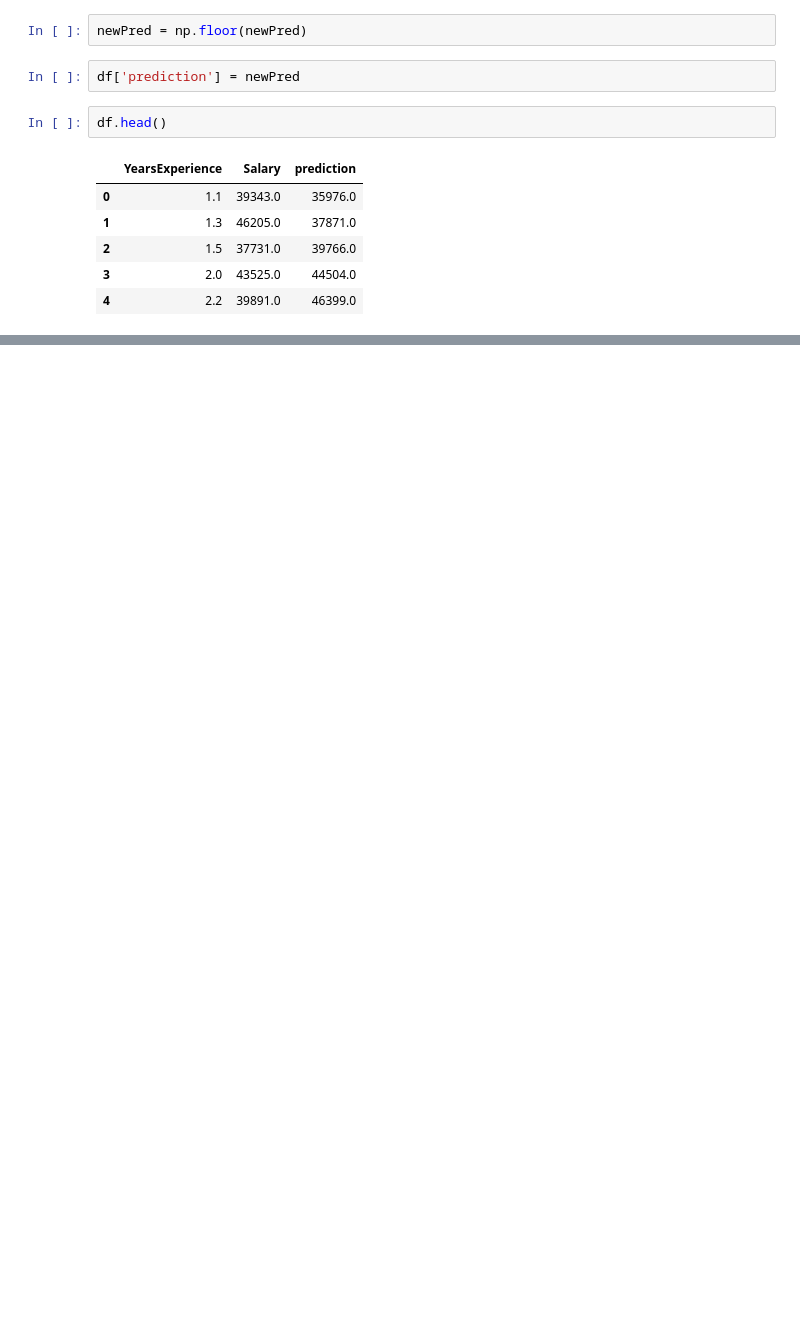
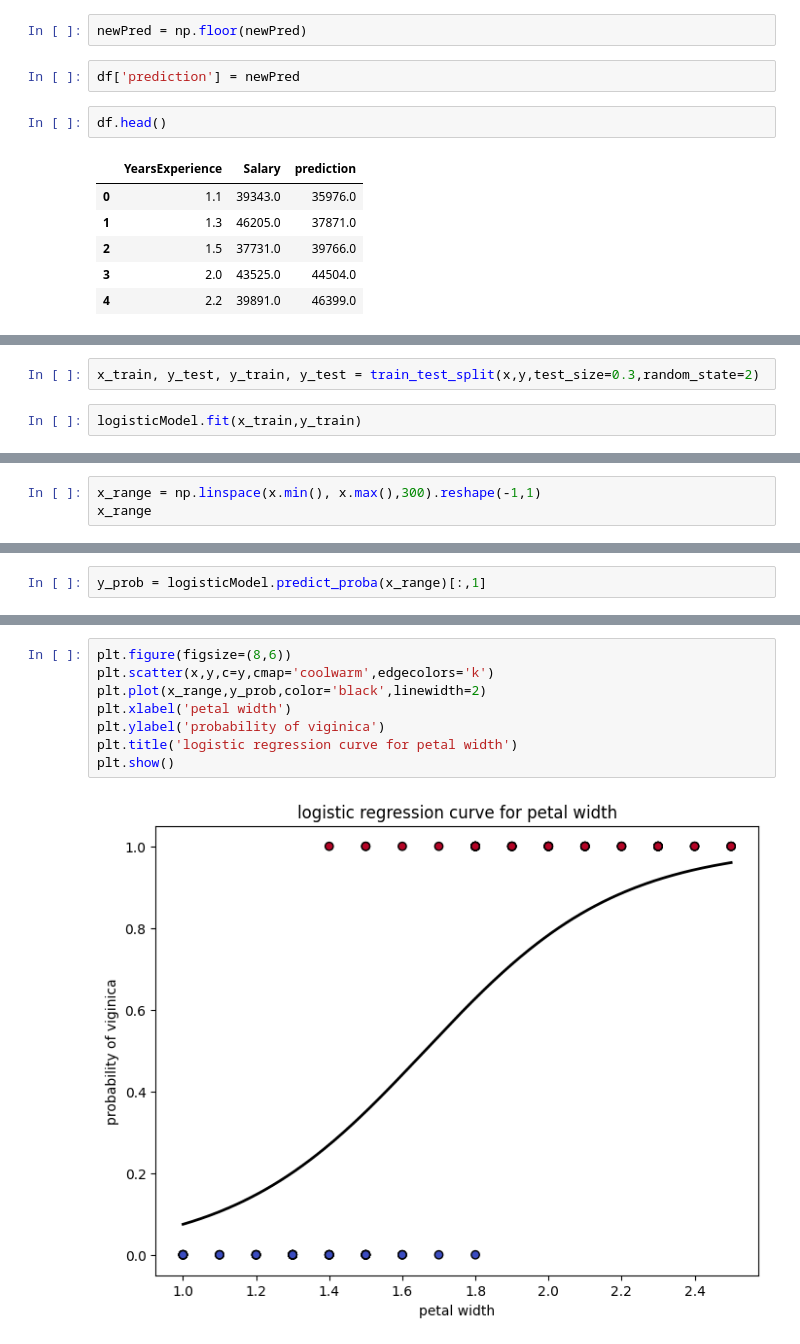
Before and after one commit to ThunderboltGM/Technical-session, a Jupyter notebook: Day-3.ipynb, the cells around one changed output, grey strips where cells are left out. Saved outputs shown, nothing was run; the diff lists cells and outputs as text; blank space fills up the shorter version.

```diff
--- a/Day-3.ipynb
+++ b/Day-3.ipynb
@@ -176,0 +239,4 @@ df.head()
+# %%
+x_train, y_test, y_train, y_test = train_test_split(x,y,test_size=0.3,random_state=2)
+# %%
+logisticModel.fit(x_train,y_train)
@@ -176,0 +250,3 @@ df.head()
+# %%
+x_range = np.linspace(x.min(), x.max(),300).reshape(-1,1)
+x_range
@@ -176,0 +271,2 @@ df.head()
+# %%
+y_prob = logisticModel.predict_proba(x_range)[:,1]
@@ -176,0 +293,10 @@ df.head()
+# %%
+plt.figure(figsize=(8,6))
+plt.scatter(x,y,c=y,cmap='coolwarm',edgecolors='k')
+plt.plot(x_range,y_prob,color='black',linewidth=2)
+plt.xlabel('petal width')
+plt.ylabel('probability of viginica')
+plt.title('logistic regression curve for petal width')
+plt.show()
+# %% [output]
+[figure, added]
```
Also changed, not shown: parts of 20 cells of this notebook.
